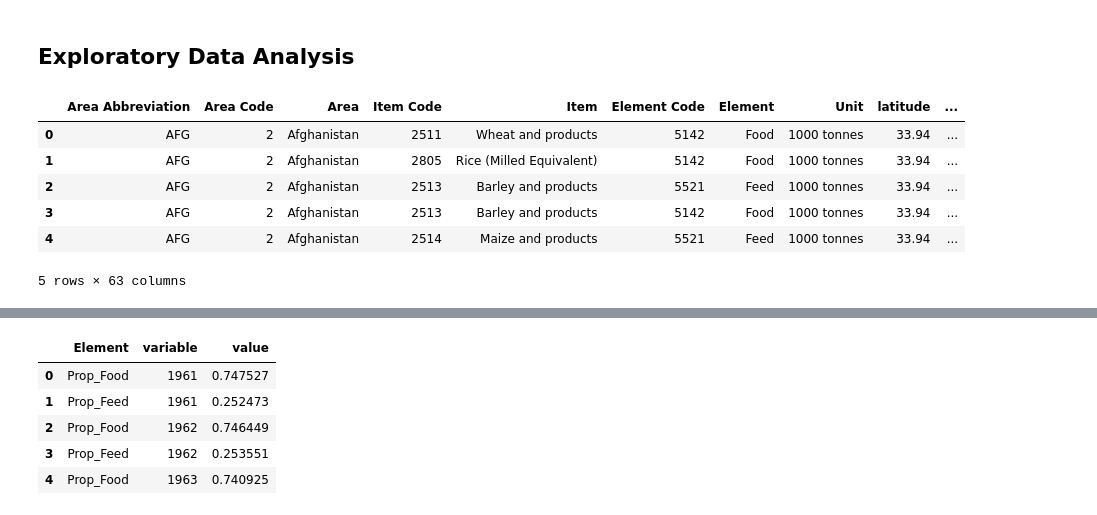
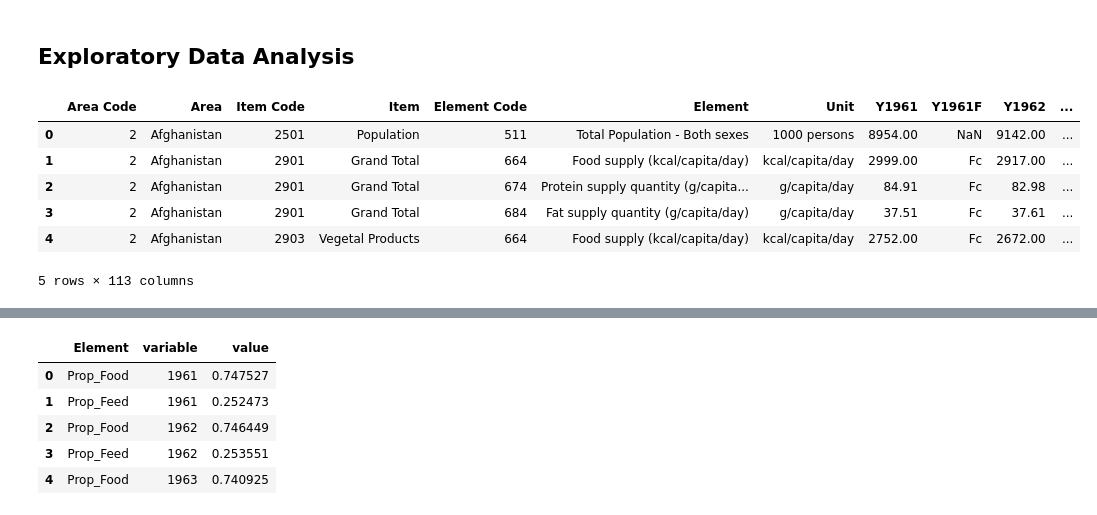
Before and after one commit to com-480-data-visualization/datavis-project-2022-datagang, a Jupyter notebook: m1eda.ipynb, the cells around one changed output, grey strips where cells are left out. Saved outputs shown, nothing was run; the diff lists cells and outputs as text; code cells hidden in the pictures.

```diff
--- a/m1eda.ipynb
+++ b/m1eda.ipynb
@@ -8,16 +8,16 @@ import matplotlib.pyplot as plt
 import numpy as np
 import matplotlib.patches as mpatches
 # %%
-df = pd.read_csv("../Downloads/FAO.csv", encoding='latin-1')
+df = pd.read_csv("src/data/FoodBalanceSheetsHistoric_E_All_Data.csv", encoding='latin-1')
 df.head()
 # %% [output]
-|  | Area Abbreviation | Area Code | Area | Item Code | Item | Element Code | Element | Unit | latitude | ... |
-| 0 | AFG | 2 | Afghanistan | 2511 | Wheat and products | 5142 | Food | 1000 tonnes | 33.94 | ... |
-| 1 | AFG | 2 | Afghanistan | 2805 | Rice (Milled Equivalent) | 5142 | Food | 1000 tonnes | 33.94 | ... |
-| 2 | AFG | 2 | Afghanistan | 2513 | Barley and products | 5521 | Feed | 1000 tonnes | 33.94 | ... |
-| 3 | AFG | 2 | Afghanistan | 2513 | Barley and products | 5142 | Food | 1000 tonnes | 33.94 | ... |
-| 4 | AFG | 2 | Afghanistan | 2514 | Maize and products | 5521 | Feed | 1000 tonnes | 33.94 | ... |
+|  | Area Code | Area | Item Code | Item | Element Code | Element | Unit | Y1961 | Y1961F | Y1962 | ... |
+| 0 | 2 | Afghanistan | 2501 | Population | 511 | Total Population - Both sexes | 1000 persons | 8954.00 | NaN | 9142.00 | ... |
+| 1 | 2 | Afghanistan | 2901 | Grand Total | 664 | Food supply (kcal/capita/day) | kcal/capita/day | 2999.00 | Fc | 2917.00 | ... |
+| 2 | 2 | Afghanistan | 2901 | Grand Total | 674 | Protein supply quantity (g/capita... | g/capita/day | 84.91 | Fc | 82.98 | ... |
+| 3 | 2 | Afghanistan | 2901 | Grand Total | 684 | Fat supply quantity (g/capita/day) | g/capita/day | 37.51 | Fc | 37.61 | ... |
+| 4 | 2 | Afghanistan | 2903 | Vegetal Products | 664 | Food supply (kcal/capita/day) | kcal/capita/day | 2752.00 | Fc | 2672.00 | ... |
-5 rows × 63 columns
+5 rows × 113 columns
 # %%
 # Look at overall proportions of food vs feed for all countries
 grouped = df.groupby('Element').sum()
```
Also changed, not shown: 5 other files.
